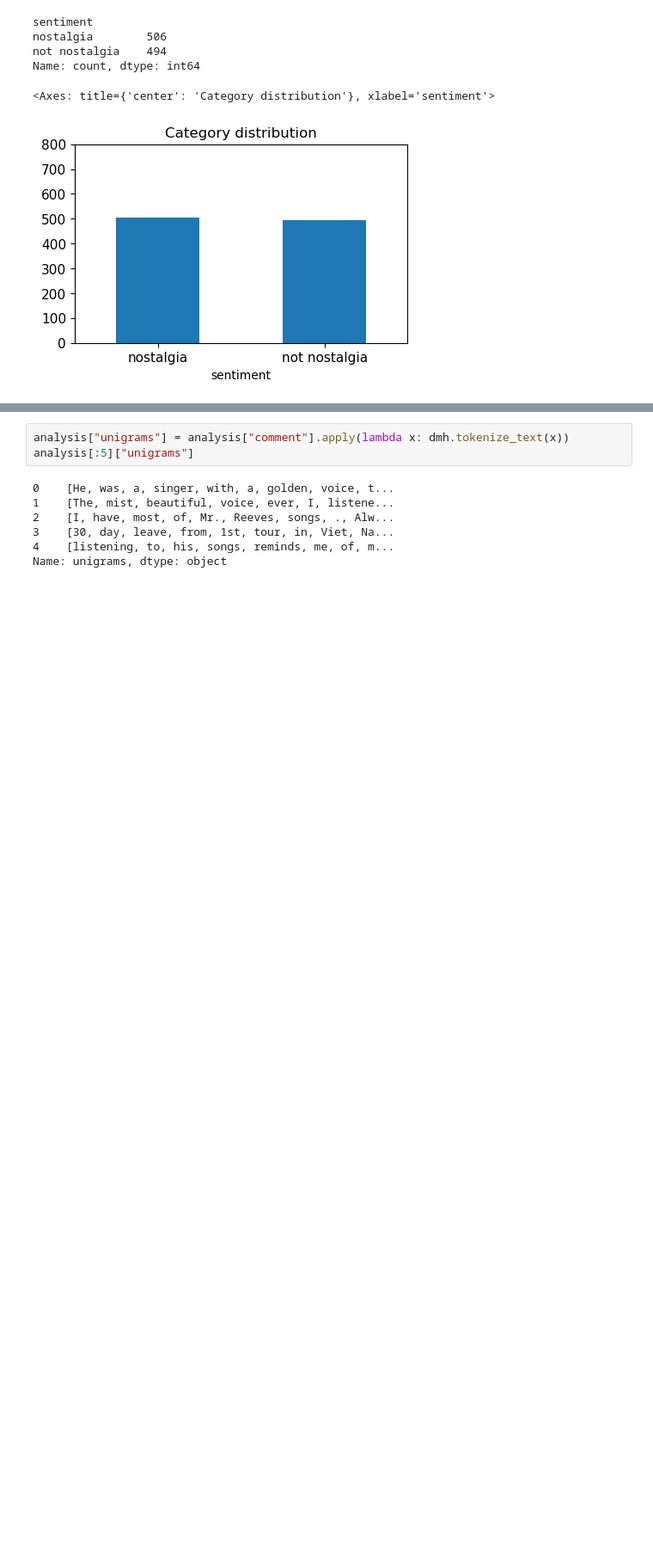
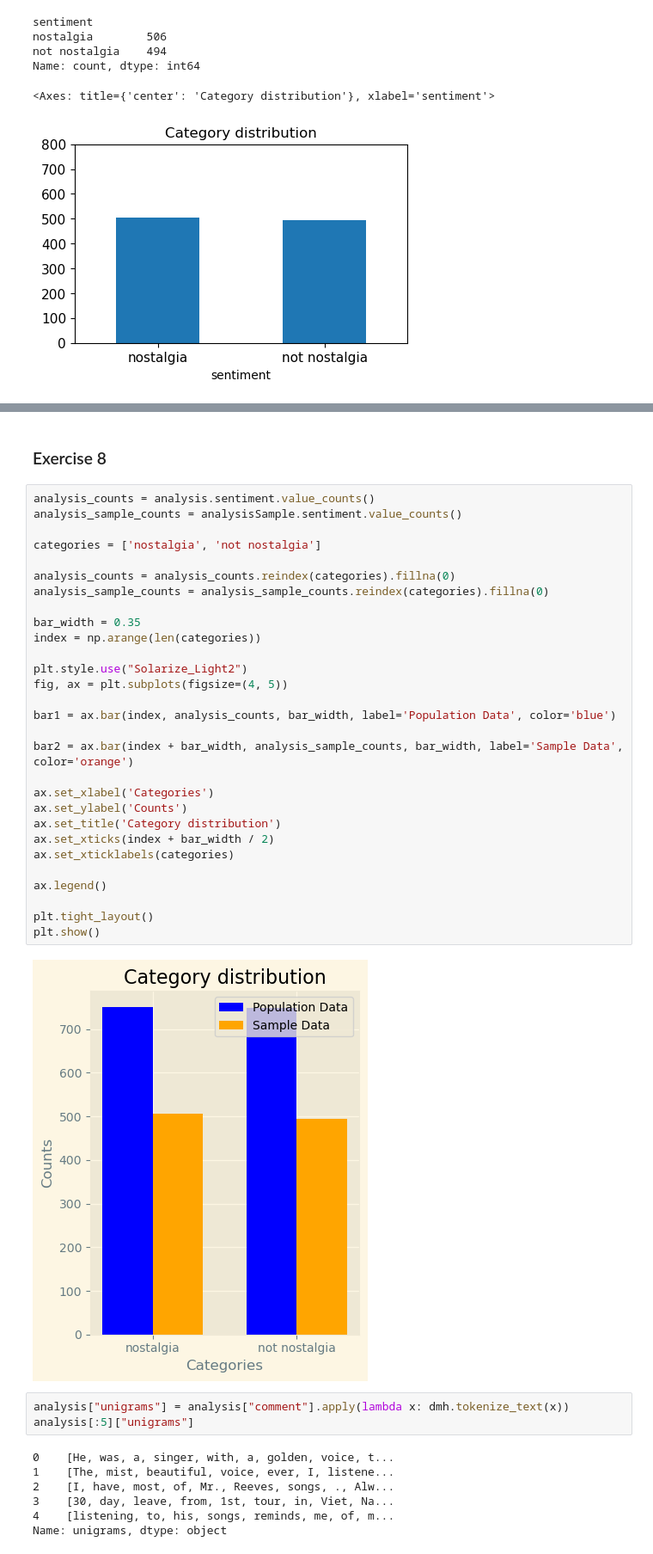
Before and after one commit to eeeee12345126/DM2024-Lab1-Master, a Jupyter notebook: DM2024-Lab1-Homework.ipynb, the cells around one changed output, grey strips where cells are left out. Shown at 86% size. Saved outputs shown, nothing was run; the diff lists cells and outputs as text; blank space fills up the shorter version.

```diff
--- a/DM2024-Lab1-Homework.ipynb
+++ b/DM2024-Lab1-Homework.ipynb
@@ -179,3 +231,36 @@ Name: count, dtype: int64
+# %% [markdown]
+### Exercise 8
+# %%
+analysis_counts = analysis.sentiment.value_counts()
+analysis_sample_counts = analysisSample.sentiment.value_counts()
+
+categories = ['nostalgia', 'not nostalgia']
+
+analysis_counts = analysis_counts.reindex(categories).fillna(0)
+analysis_sample_counts = analysis_sample_counts.reindex(categories).fillna(0)
+
+bar_width = 0.35
+index = np.arange(len(categories))
+
+plt.style.use("Solarize_Light2")
+fig, ax = plt.subplots(figsize=(4, 5))
+
+bar1 = ax.bar(index, analysis_counts, bar_width, label='Population Data', color='blue')
+
+bar2 = ax.bar(index + bar_width, analysis_sample_counts, bar_width, label='Sample Data', color='orange')
+
+ax.set_xlabel('Categories')
+ax.set_ylabel('Counts')
+ax.set_title('Category distribution')
+ax.set_xticks(index + bar_width / 2)
+ax.set_xticklabels(categories)
+
+ax.legend()
+
+plt.tight_layout()
+plt.show()
+# %% [output]
+[figure, added]
 # %%
 analysis["unigrams"] = analysis["comment"].apply(lambda x: dmh.tokenize_text(x))
 analysis[:5]["unigrams"]
```
Also changed, not shown: parts of 30 cells of this notebook, 1 other file.
